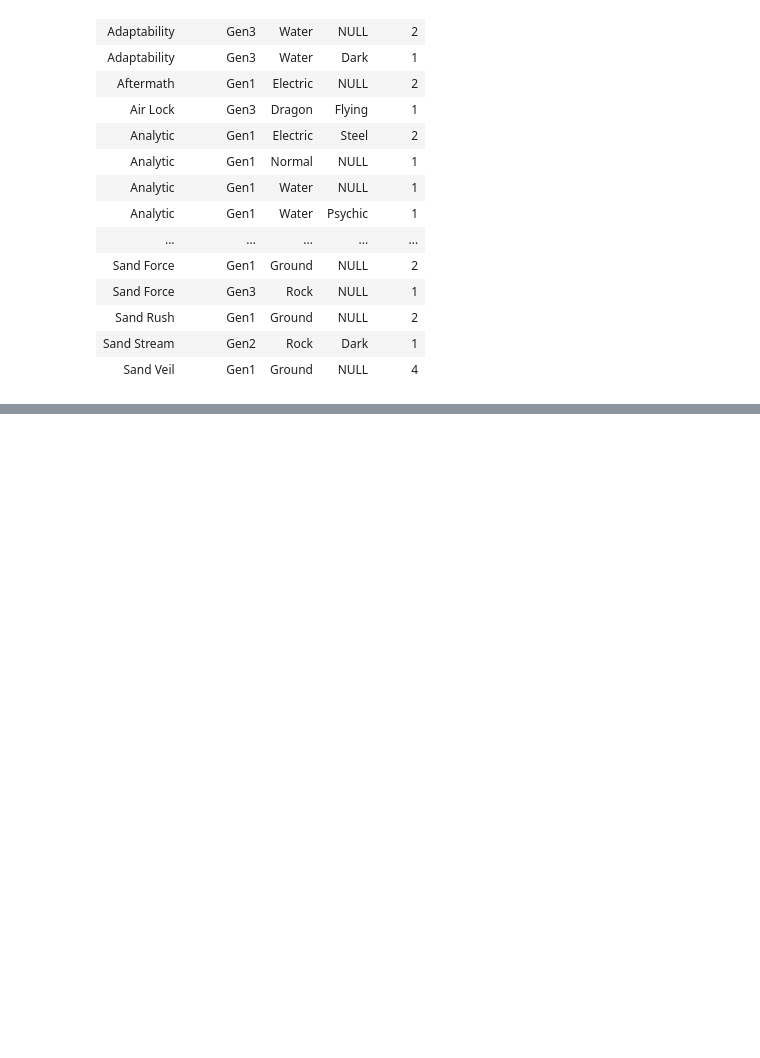
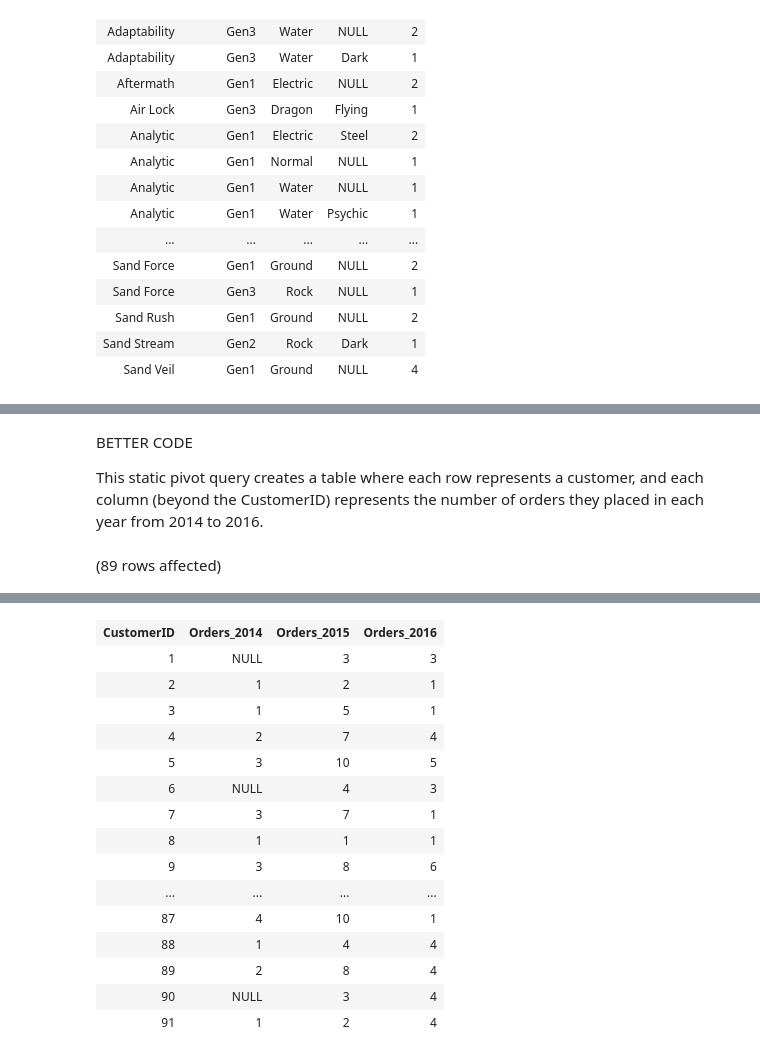
Before and after one commit to ImPrithibi/SQLProgramming, a Jupyter notebook: Project 1/Individual_Group_6_Project1_AuyonHaque.ipynb, the cells around one changed output, grey strips where cells are left out. Cells and saved outputs as stored; diff of their text form; code cells hidden in the pictures; blank space fills up the shorter version.

```diff
--- a/Project 1/Individual_Group_6_Project1_AuyonHaque.ipynb
+++ b/Project 1/Individual_Group_6_Project1_AuyonHaque.ipynb
@@ -518,0 +870,24 @@ Total execution time: 00:00:00.054
+# %% [markdown]
+BETTER CODE
+
+This static pivot query creates a table where each row represents a customer, and each column (beyond the CustomerID) represents the number of orders they placed in each year from 2014 to 2016.
+# %%
+--BETTER CODE
+USE Northwinds2022TSQLV7;
+SELECT
+    CustomerID,
+    [2014] AS Orders_2014,
+    [2015] AS Orders_2015,
+    [2016] AS Orders_2016
+FROM
+    (SELECT
+        CustomerID,
+        YEAR(OrderDate) AS OrderYear,
+        COUNT(OrderID) AS NumberOfOrders
+    FROM Sales.[Order]
+    GROUP BY CustomerID, YEAR(OrderDate)) AS SourceTable
+PIVOT
+    (SUM(NumberOfOrders) FOR OrderYear IN ([2014], [2015], [2016])) AS PivotTable
+ORDER BY CustomerID;
+# %% [output]
+(89 rows affected)
@@ -518,0 +895,16 @@ Total execution time: 00:00:00.054
+| CustomerID | Orders_2014 | Orders_2015 | Orders_2016 |
+| 1 | NULL | 3 | 3 |
+| 2 | 1 | 2 | 1 |
+| 3 | 1 | 5 | 1 |
+| 4 | 2 | 7 | 4 |
+| 5 | 3 | 10 | 5 |
+| 6 | NULL | 4 | 3 |
+| 7 | 3 | 7 | 1 |
+| 8 | 1 | 1 | 1 |
+| 9 | 3 | 8 | 6 |
+| ... | ... | ... | ... |
+| 87 | 4 | 10 | 1 |
+| 88 | 1 | 4 | 4 |
+| 89 | 2 | 8 | 4 |
+| 90 | NULL | 3 | 4 |
+| 91 | 1 | 2 | 4 |
```
Also changed, not shown: parts of 34 cells of this notebook.
